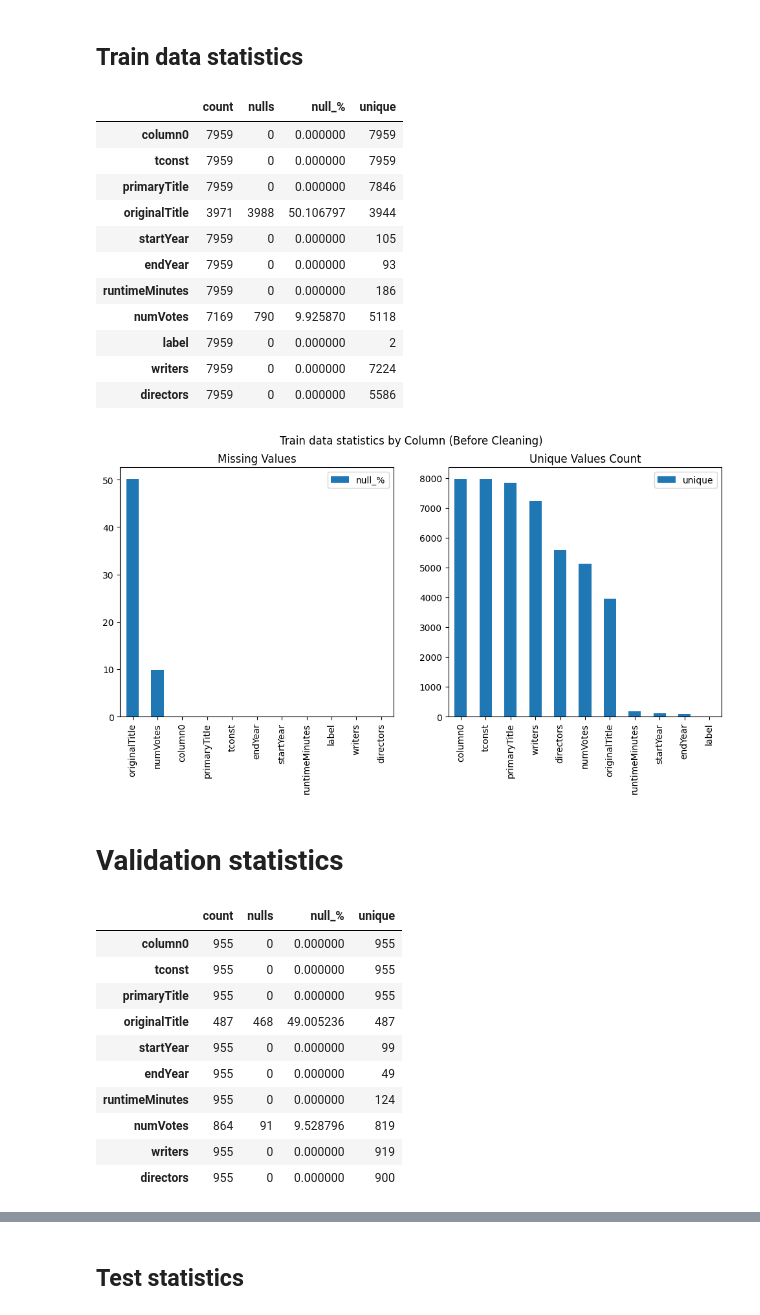
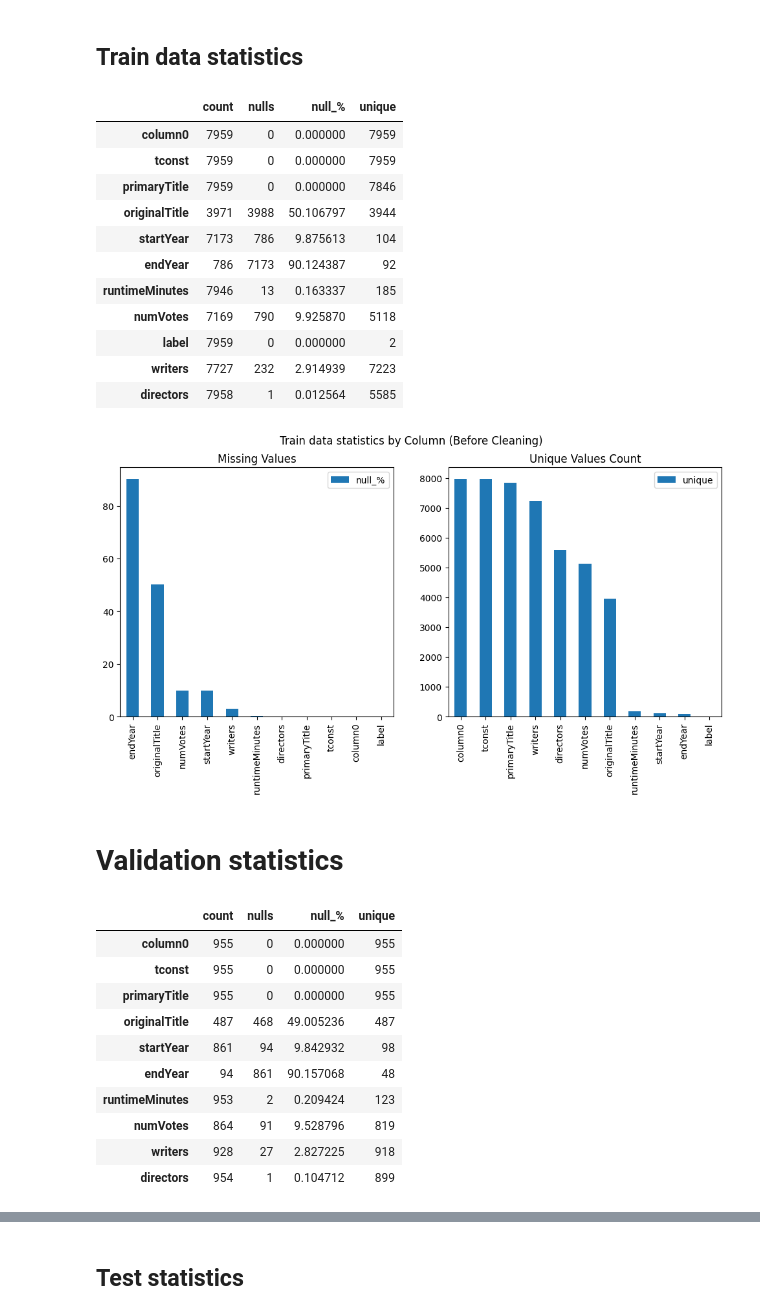
Before and after one commit to Majacodre/big_data_IMDB, a Jupyter notebook: pre_cleaning_vis.ipynb, the cells around one changed output, grey strips where cells are left out. Drawn from its saved outputs; the diff is of its cells as text; code cells hidden in the pictures.

```diff
--- a/pre_cleaning_vis.ipynb
+++ b/pre_cleaning_vis.ipynb
@@ -8,27 +8,32 @@ test_hidden_data = pd.read_csv("data/merged_hidden_imdb_data.csv")
 # %% [markdown]
 ## Train data statistics
 # %%
+# Turn \N into NaN
+train_data.replace("\\N", pd.NA, inplace=True)
+validation_data.replace("\\N", pd.NA, inplace=True)
+test_hidden_data.replace("\\N", pd.NA, inplace=True)
+
 train_summary = pd.DataFrame({
     "count": train_data.count(),
     "nulls": train_data.isnull().sum(),
     "null_%": train_data.isnull().mean() * 100,
     "unique": train_data.nunique()
 })
 
 train_summary
 # %% [output]
 |  | count | nulls | null_% | unique |
 | column0 | 7959 | 0 | 0.000000 | 7959 |
 | tconst | 7959 | 0 | 0.000000 | 7959 |
 | primaryTitle | 7959 | 0 | 0.000000 | 7846 |
 | originalTitle | 3971 | 3988 | 50.106797 | 3944 |
-| startYear | 7959 | 0 | 0.000000 | 105 |
-| endYear | 7959 | 0 | 0.000000 | 93 |
-| runtimeMinutes | 7959 | 0 | 0.000000 | 186 |
+| startYear | 7173 | 786 | 9.875613 | 104 |
+| endYear | 786 | 7173 | 90.124387 | 92 |
+| runtimeMinutes | 7946 | 13 | 0.163337 | 185 |
 | numVotes | 7169 | 790 | 9.925870 | 5118 |
 | label | 7959 | 0 | 0.000000 | 2 |
-| writers | 7959 | 0 | 0.000000 | 7224 |
-| directors | 7959 | 0 | 0.000000 | 5586 |
+| writers | 7727 | 232 | 2.914939 | 7223 |
+| directors | 7958 | 1 | 0.012564 | 5585 |
 # %%
 fig, axes = plt.subplots(1, 2, figsize=(12, 5))
 train_summary.sort_values("null_%", ascending=False).plot(
@@ -49,7 +54,7 @@ fig.suptitle("Train data statistics by Column (Before Cleaning)")
 
 plt.show()
 # %% [output]
-[figure, old version]
+[figure, new version]
 # %% [markdown]
 # Validation statistics
 # %%
@@ -67,12 +72,12 @@ validation_summary
 | tconst | 955 | 0 | 0.000000 | 955 |
 | primaryTitle | 955 | 0 | 0.000000 | 955 |
 | originalTitle | 487 | 468 | 49.005236 | 487 |
-| startYear | 955 | 0 | 0.000000 | 99 |
-| endYear | 955 | 0 | 0.000000 | 49 |
-| runtimeMinutes | 955 | 0 | 0.000000 | 124 |
+| startYear | 861 | 94 | 9.842932 | 98 |
+| endYear | 94 | 861 | 90.157068 | 48 |
+| runtimeMinutes | 953 | 2 | 0.209424 | 123 |
 | numVotes | 864 | 91 | 9.528796 | 819 |
-| writers | 955 | 0 | 0.000000 | 919 |
-| directors | 955 | 0 | 0.000000 | 900 |
+| writers | 928 | 27 | 2.827225 | 918 |
+| directors | 954 | 1 | 0.104712 | 899 |
 # %%
 fig, axes = plt.subplots(1, 2, figsize=(12, 5))
 validation_summary.sort_values("null_%", ascending=False).plot(
```
Also changed, not shown: parts of 3 cells of this notebook.
